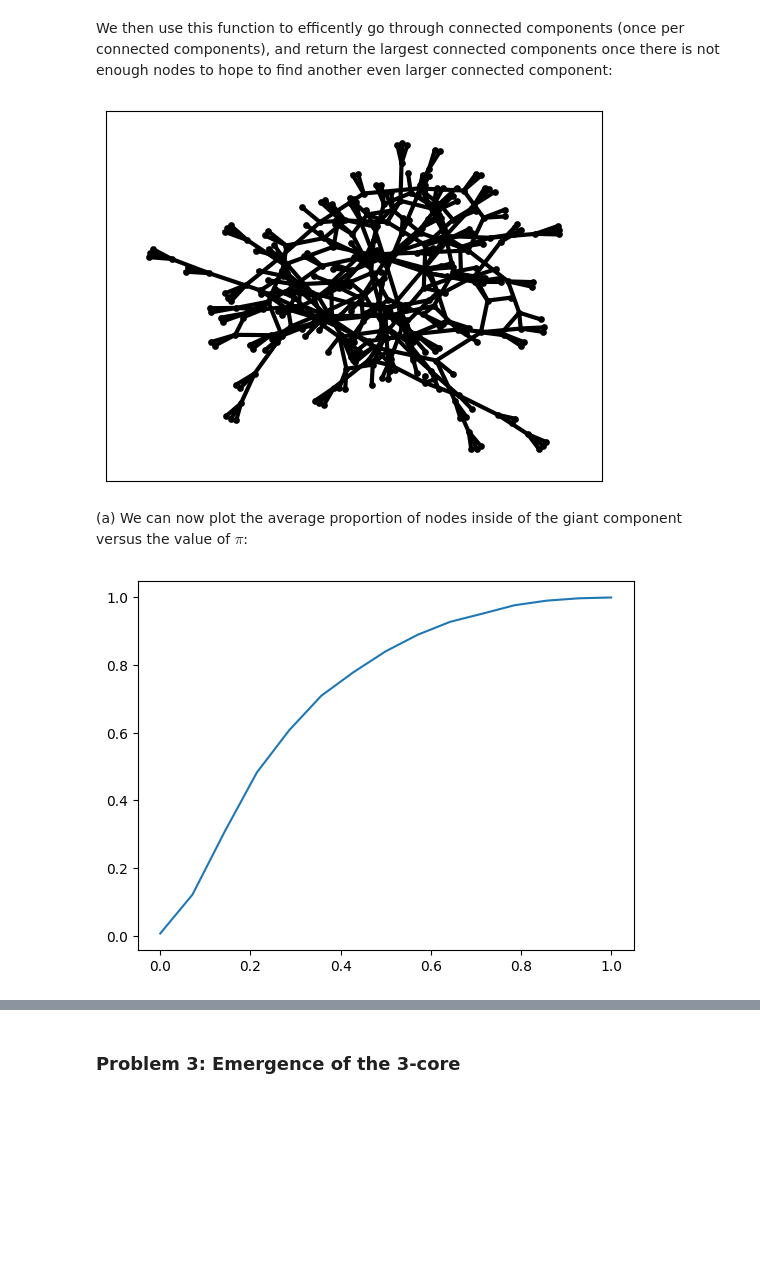
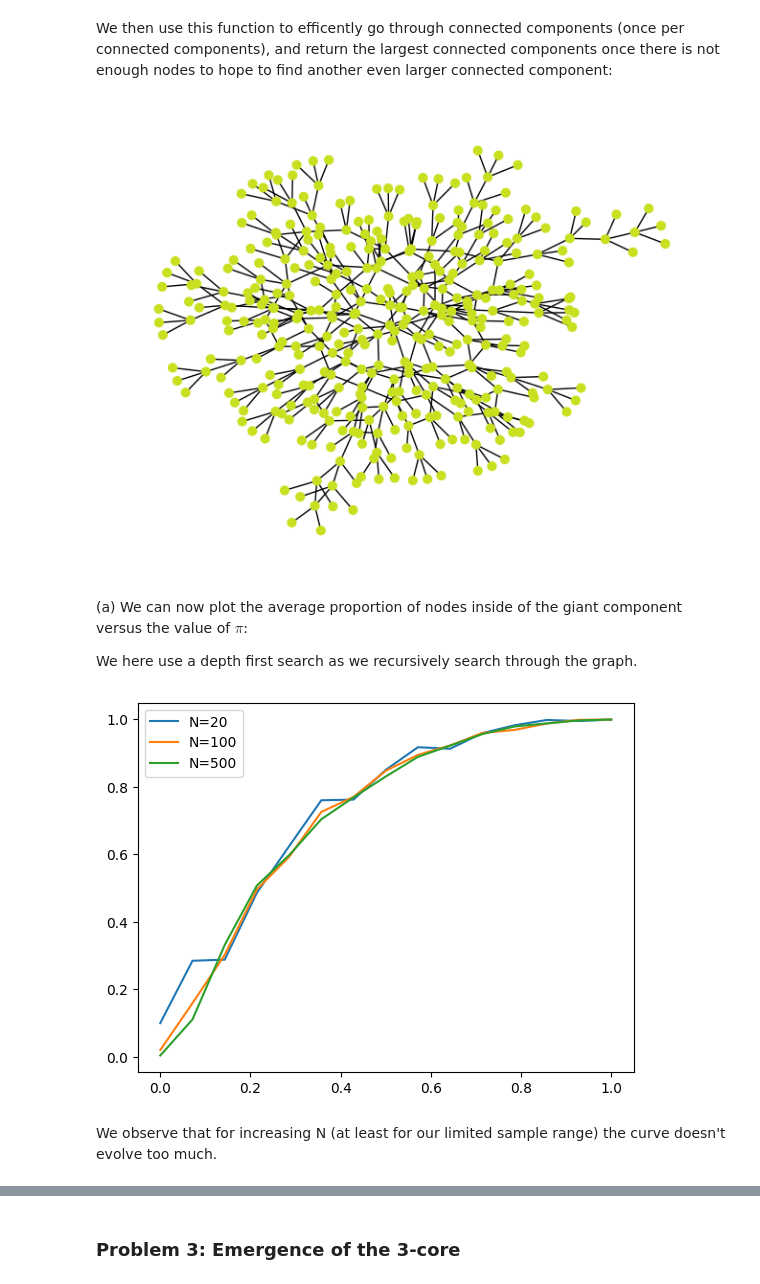
Before and after one commit to jolatechno/cours-ENS, a Jupyter notebook: cours/M2/S4/complex_network/project/JosephTOUZET_complex_network.ipynb, the cells around one changed output, grey strips where cells are left out. Saved outputs shown, nothing was run; the diff lists cells and outputs as text; code cells hidden in the pictures; blank space fills up the shorter version.

```diff
--- a/cours/M2/S4/complex_network/project/JosephTOUZET_complex_network.ipynb
+++ b/cours/M2/S4/complex_network/project/JosephTOUZET_complex_network.ipynb
@@ -142,7 +152,7 @@ We then use this function to efficently go through connected components (once pe
 # %%
 def find_largest_connected_component(graph):
     n_nodes     = graph.number_of_nodes()
-    not_visited = list(range(n_nodes))
+    not_visited = list(graph.nodes)
 
     largest_connected_component = []
     while True:
@@ -161,26 +171,35 @@ def find_largest_connected_component(graph):
 largest_connected_component = find_largest_connected_component(graph)
 largest_connected_subgraph = graph.subgraph(largest_connected_component)
 
-nx.draw_networkx(largest_connected_subgraph, **options)
+plot_graph(largest_connected_subgraph)
 # %% [output]
-[figure, old version]
+[figure, new version]
 # %% [markdown]
 (a) We can now plot the average proportion of nodes inside of the giant component versus the value of $\pi$:
+
+We here use a depth first search as we recursively search through the graph.
 # %%
-N, size = 25, 300
+Ns, sizes = [200, 20, 10], [20, 100, 500]
 pis = np.linspace(0, 1, 15)
 
 avg_size = []
-for pi in pis:
-    avg_size.append(0)
-    for n in range(N):
-        graph = gen_rgm_biased(size, pi)
-        largest_connected_component = find_largest_connected_component(graph)
-        avg_size[-1] += len(largest_connected_component)
-    avg_size[-1] /= N*size
+for N,size in zip(Ns,sizes):
+    avg_size.append([])
+    for pi in pis:
+        avg_size[-1].append(0)
+        for n in range(N):
+            graph = gen_rgm_biased(size, pi)
+            largest_connected_component = find_largest_connected_component(graph)
+            avg_size[-1][-1] += len(largest_connected_component)
+        avg_size[-1][-1] /= N*size
 # %%
-plt.plot(pis, avg_size)
+for size,curve in zip(sizes, avg_size):
+    plt.plot(pis, curve, label=f"N={ size }")
+
+plt.legend()
 plt.show()
 # %% [output]
-[figure, old version]
+[figure, new version]
+# %% [markdown]
+We observe that for increasing N (at least for our limited sample range) the curve doesn't evolve too much.
 # %% [markdown]
```
Also changed, not shown: parts of 23 cells of this notebook.
